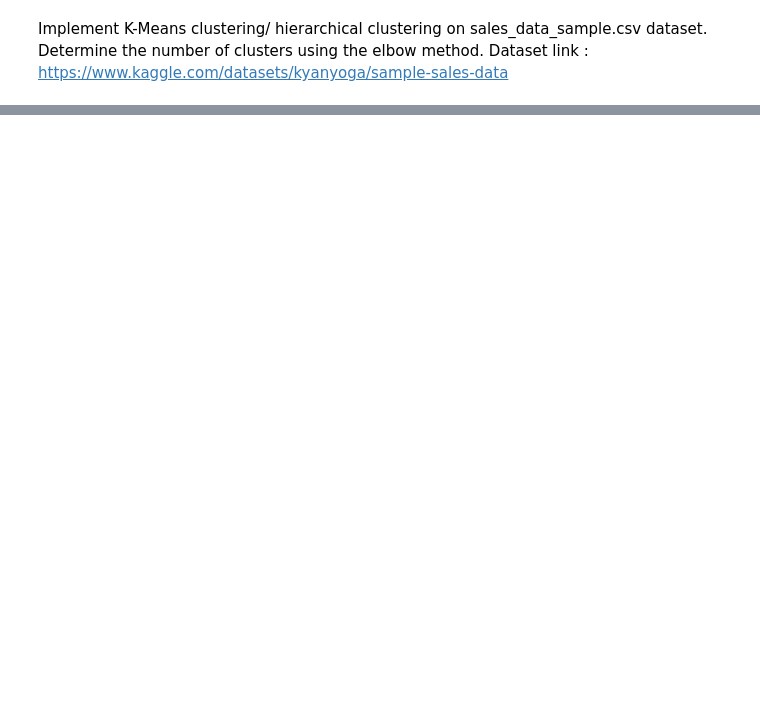
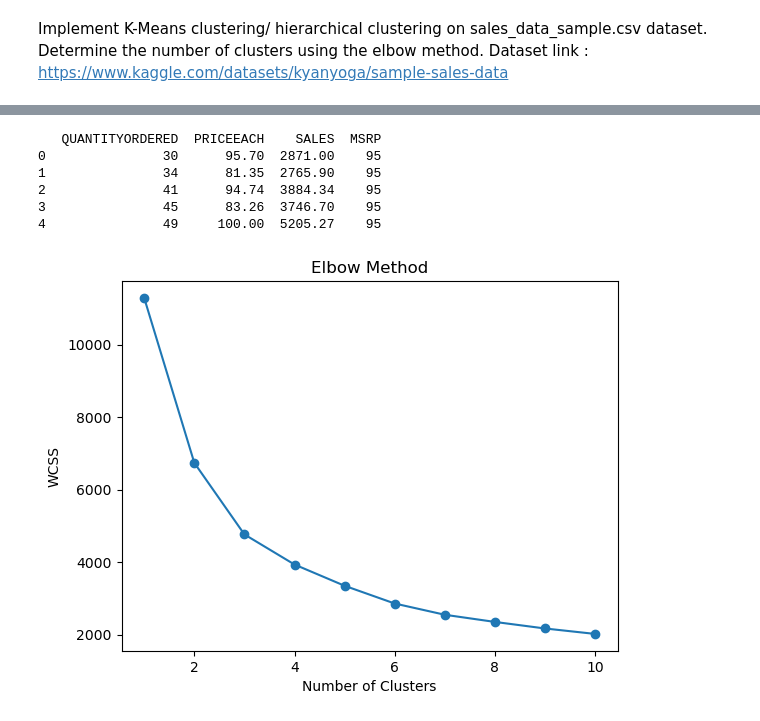
Before and after one commit to vishal0838/LP-3-Praticals-, a Jupyter notebook: ML/p4.ipynb, the cells around one changed output, grey strips where cells are left out. Cells and saved outputs as stored; diff of their text form; code cells hidden in the pictures; blank space fills up the shorter version.

```diff
--- a/ML/p4.ipynb
+++ b/ML/p4.ipynb
@@ -188,0 +34,5 @@ Final results:
+# %%
+df = pd.read_csv("sales_data_sample.csv", encoding="latin1")
+
+print(df.head())
+print(df.shape)
@@ -188,0 +57,34 @@ Final results:
+# %%
+data = df[['QUANTITYORDERED', 'PRICEEACH',
+           'SALES', 'MSRP']]
+
+data = data.dropna()
+
+print(data.head())
+# %% [output]
+   QUANTITYORDERED  PRICEEACH    SALES  MSRP
+0               30      95.70  2871.00    95
+1               34      81.35  2765.90    95
+2               41      94.74  3884.34    95
+3               45      83.26  3746.70    95
+4               49     100.00  5205.27    95
+# %%
+scaler = StandardScaler()
+
+scaled_data = scaler.fit_transform(data)
+# %%
+wcss = []
+
+for i in range(1, 11):
+    kmeans = KMeans(n_clusters=i, random_state=42, n_init=10)
+    kmeans.fit(scaled_data)
+    wcss.append(kmeans.inertia_)
+
+plt.plot(range(1, 11), wcss, marker='o')
+
+plt.title("Elbow Method")
+plt.xlabel("Number of Clusters")
+plt.ylabel("WCSS")
+plt.show()
+# %% [output]
+[figure, added]
```
Also changed, not shown: parts of 9 cells of this notebook, 2 other files.
